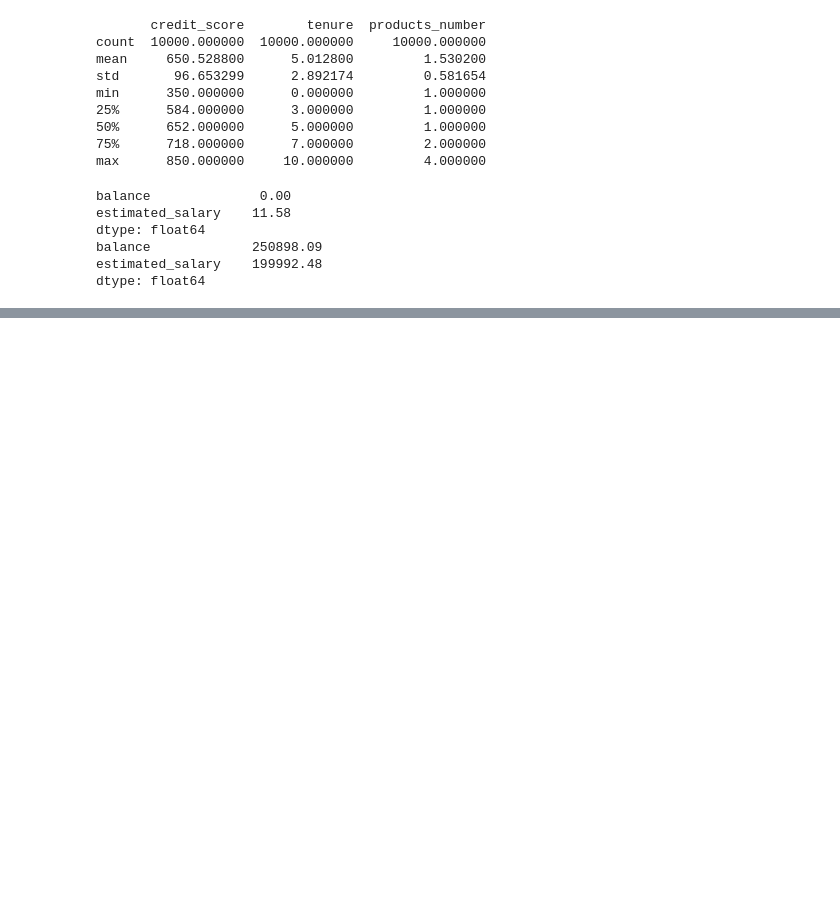
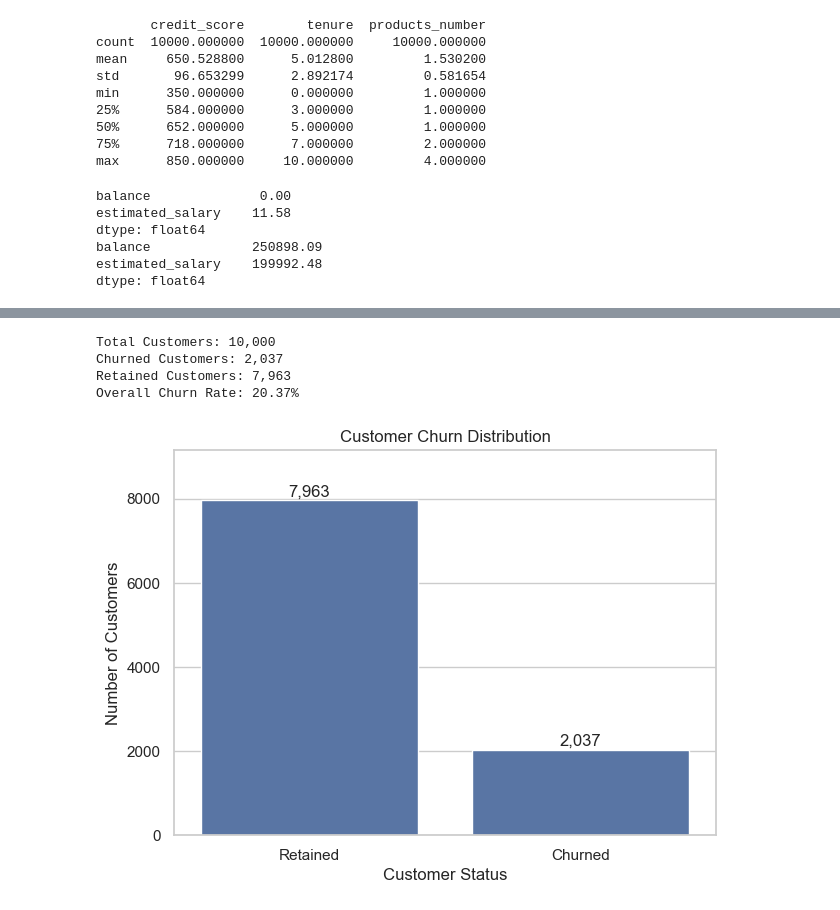
Before and after one commit to Mostafa5612/C_Churn, a Jupyter notebook: notebooks/cpp.ipynb, the cells around one changed output, grey strips where cells are left out. Saved outputs shown, nothing was run; the diff lists cells and outputs as text; code cells hidden in the pictures; blank space fills up the shorter version.

```diff
--- a/notebooks/cpp.ipynb
+++ b/notebooks/cpp.ipynb
@@ -139,0 +142,7 @@ dtype: float64
+# %%
+import pandas as pd
+import numpy as np
+import matplotlib.pyplot as plt
+import seaborn as sns
+
+sns.set_theme(style="whitegrid")
@@ -139,0 +189,40 @@ dtype: float64
+# %%
+#Calculate Overall Churn Rate
+total_customers = len(df)
+
+churned_customers = df["churn"].sum()
+
+retained_customers = total_customers - churned_customers
+
+churn_rate = (churned_customers / total_customers) * 100
+
+print(f"Total Customers: {total_customers:,}")
+print(f"Churned Customers: {churned_customers:,}")
+print(f"Retained Customers: {retained_customers:,}")
+print(f"Overall Churn Rate: {churn_rate:.2f}%")
+# %% [output]
+Total Customers: 10,000
+Churned Customers: 2,037
+Retained Customers: 7,963
+Overall Churn Rate: 20.37%
+# %%
+churn_counts = df["churn"].value_counts().sort_index()
+
+plt.figure(figsize=(7, 5))
+
+ax = sns.barplot(
+    x=["Retained", "Churned"],
+    y=[churn_counts[0], churn_counts[1]]
+)
+
+plt.title("Customer Churn Distribution")
+plt.xlabel("Customer Status")
+plt.ylabel("Number of Customers")
+
+for i, value in enumerate([churn_counts[0], churn_counts[1]]):
+    ax.text(i, value + 100, f"{value:,}", ha="center")
+
+plt.ylim(0, max(churn_counts) * 1.15)
+plt.show()
+# %% [output]
+[figure, added]
```
Also changed, not shown: parts of 58 cells of this notebook, 1 other file.
